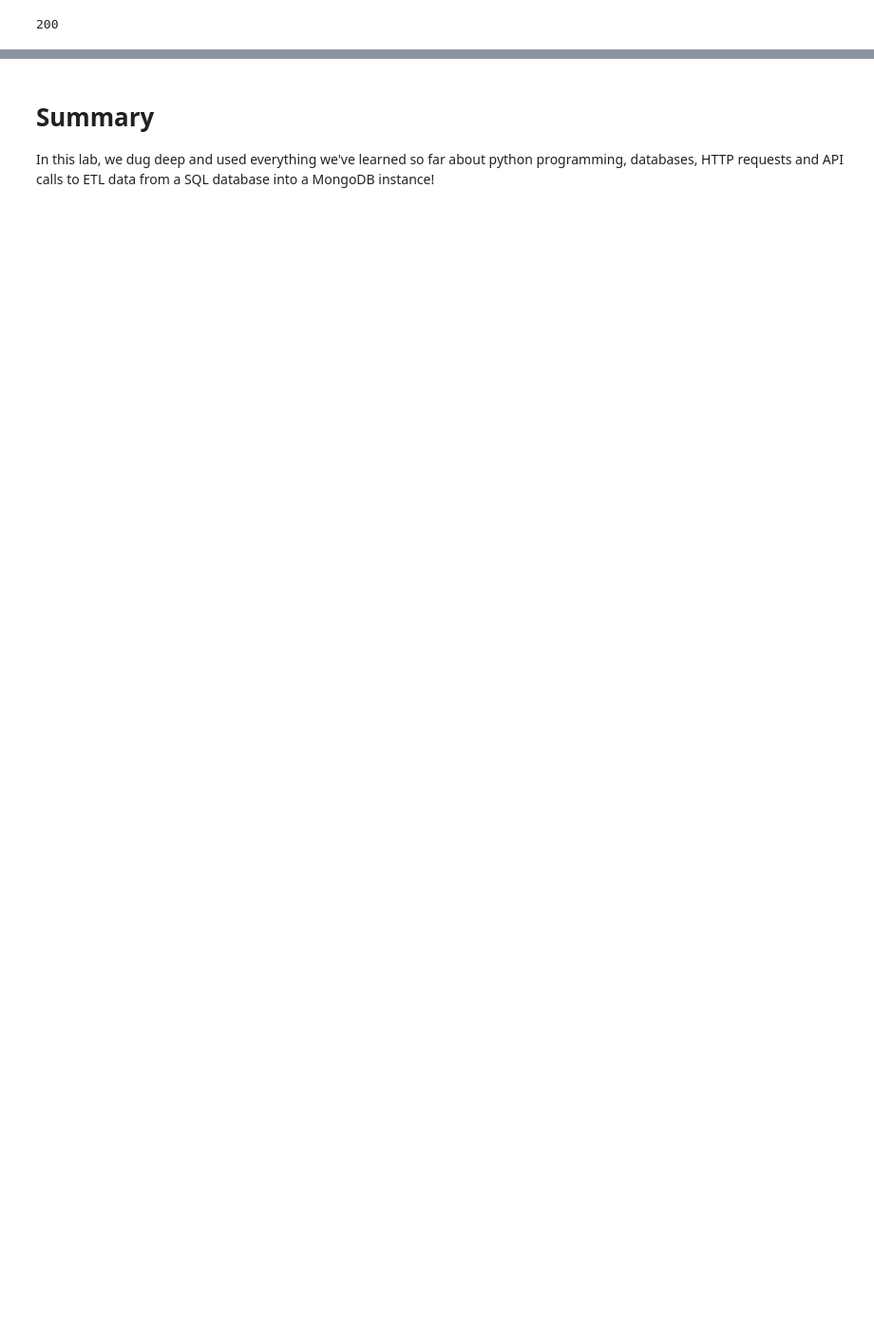
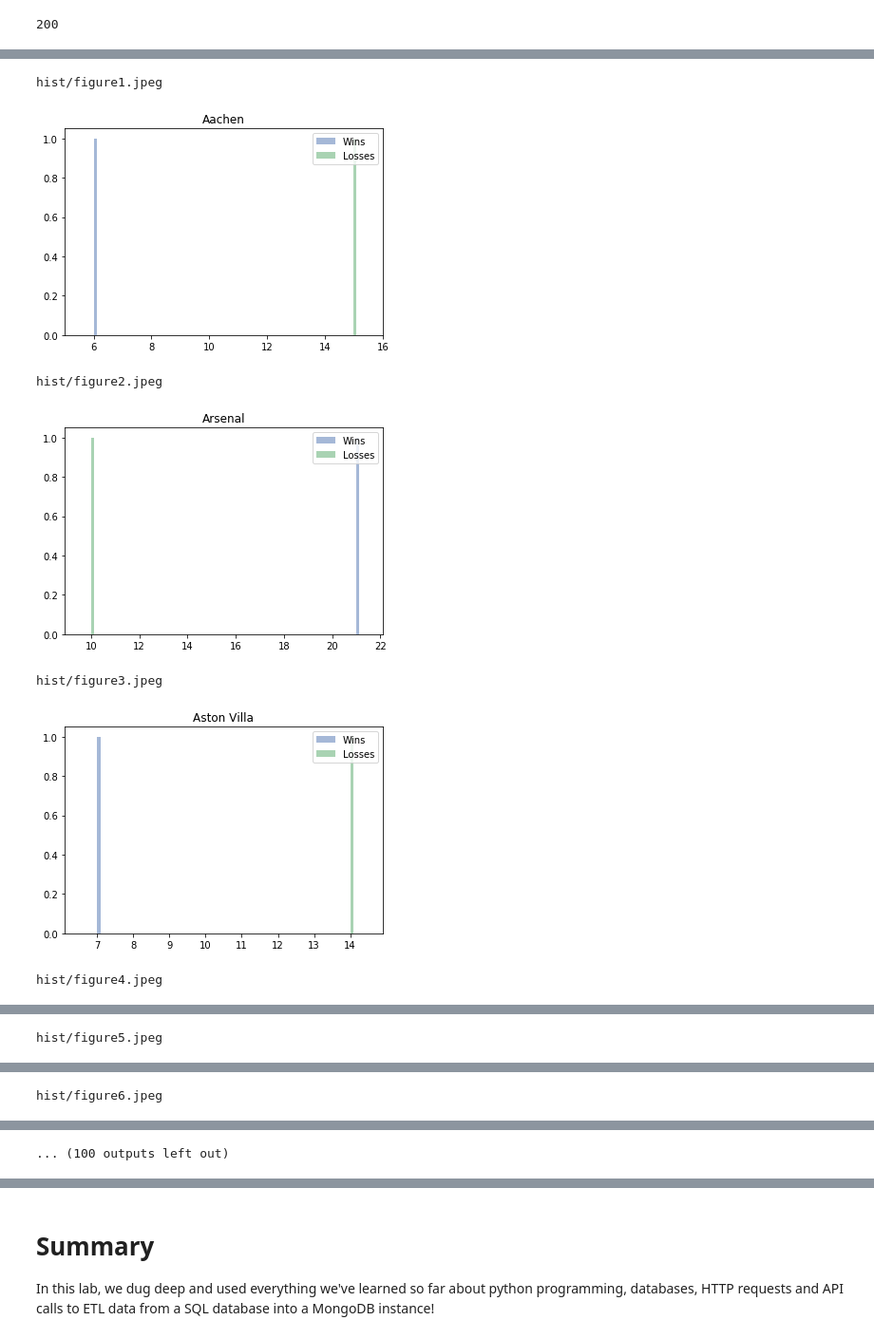
Before and after one commit to lraichik/dsc-mod-2-lab-online-ds-ft-051319, a Jupyter notebook: index.ipynb, the cells around one changed output, grey strips where cells are left out. Shown at 95% size. Cells and saved outputs as stored; diff of their text form; code cells hidden in the pictures; blank space fills up the shorter version.

```diff
--- a/index.ipynb
+++ b/index.ipynb
@@ -251,0 +779,4 @@ print(response.text)
+# %%
+q10 = '''select HomeTeam as Teams, count(FTR) as Total_home_losses from matchesdf where FTR = 'A' group by HomeTeam ;'''
+all_home_losses = pysqldf(q10)
+all_home_losses.head()
@@ -251,0 +790,3 @@ print(response.text)
+# %%
+final_df = pd.merge(final_df, all_home_losses, on='Teams', how='left')
+final_df = pd.merge(final_df, all_away_losses, on='Teams', how='left')
@@ -251,0 +807,2 @@ print(response.text)
+# %%
+final_df.fillna(0, inplace=True)
@@ -251,0 +823,2 @@ print(response.text)
+# %%
+final_df['Total_losses'] = final_df['Total_away_losses'] + final_df['Total_home_losses']
@@ -251,0 +842,24 @@ print(response.text)
+# %%
+i = 1
+for index, row in final_df.iterrows():
+
+    x = row['Total_wins']
+    y = row['Total_losses']
+
+    plt.hist(x, alpha=0.5, label='Wins')
+    plt.hist(y, alpha=0.5, label='Losses')
+    plt.title(row.Teams)
+    plt.legend(loc='upper right')
+    location = f'hist/figure{i}.jpeg'
+    print(location)
+    plt.savefig(location)
+    plt.show()
+    i += 1
+# %% [output]
+hist/figure1.jpeg
+[figure, added]
+hist/figure2.jpeg
+[figure, added]
+hist/figure3.jpeg
+[figure, added]
+hist/figure4.jpeg
@@ -251,0 +867 @@ print(response.text)
+hist/figure5.jpeg
@@ -251,0 +869 @@ print(response.text)
+hist/figure6.jpeg
@@ -251,0 +871 @@ print(response.text)
+... (100 outputs left out)
```
Also changed, not shown: parts of 133 cells of this notebook.
